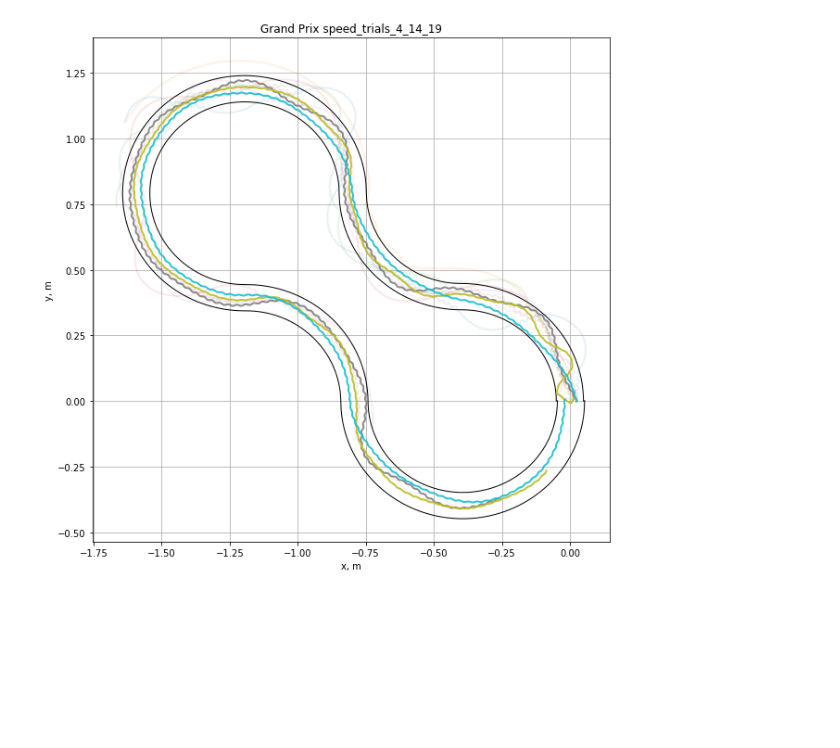
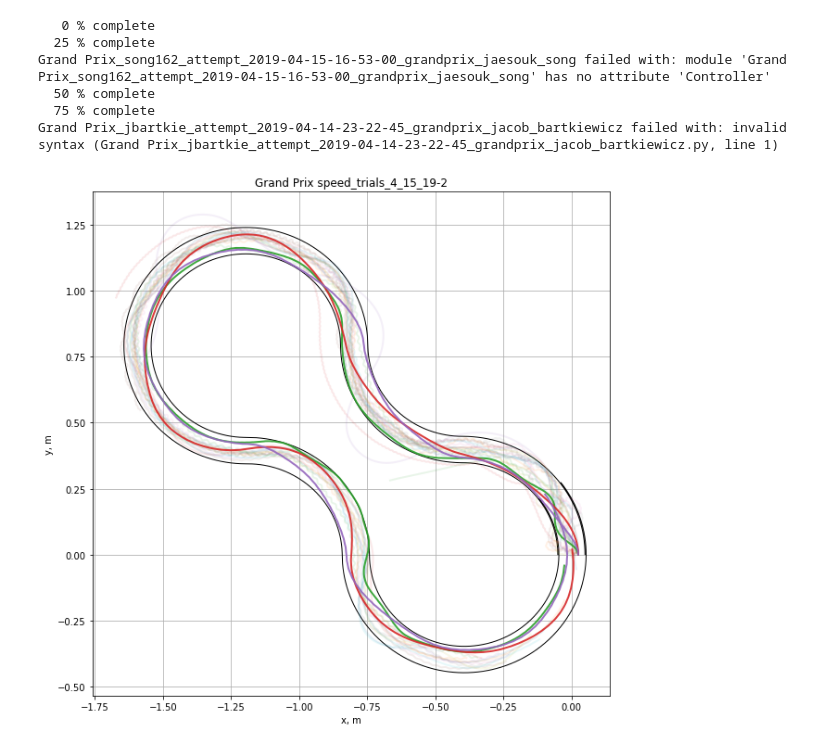
Before and after one commit to jgoppert/aae364_notebook, a Jupyter notebook: GrandPrixResults.ipynb, the cells around one changed output. Saved outputs shown, nothing was run; the diff lists cells and outputs as text; code cells hidden in the pictures; blank space fills up the shorter version.

```diff
--- a/GrandPrixResults.ipynb
+++ b/GrandPrixResults.ipynb
@@ -19,7 +19,10 @@ def race(seed, race_name, print_failures=False):
 
     results = []
     data = {}
-    for f in glob.glob("*.py"):
+    modules = glob.glob("*.py")
+    for i, f in enumerate(modules):
+        if i % 10 == 0:
+            print("{:4.0f} % complete".format(100*i/len(modules)))
         mod_name = f.split('.')[0]
         np.random.seed(seed)
         try:
@@ -105,7 +108,15 @@ def race(seed, race_name, print_failures=False):
     plt.xlabel('x, m')
     plt.ylabel('y, m')
     plt.savefig('{:s}.png'.format(race_name))
+    return results, data
-# %%
-race(6678, 'speed_trials_4_14_19', print_failures=False)
-# %% [output]
-[figure, removed]
+# %%
+race_name = "speed_trials_4_15_19-2"
+results, data = race(7541, race_name, print_failures=True);
+# %% [output]
+   0 % complete
+  25 % complete
+Grand Prix_song162_attempt_2019-04-15-16-53-00_grandprix_jaesouk_song failed with: module 'Grand Prix_song162_attempt_2019-04-15-16-53-00_grandprix_jaesouk_song' has no attribute 'Controller'
+  50 % complete
+  75 % complete
+Grand Prix_jbartkie_attempt_2019-04-14-23-22-45_grandprix_jacob_bartkiewicz failed with: invalid syntax (Grand Prix_jbartkie_attempt_2019-04-14-23-22-45_grandprix_jacob_bartkiewicz.py, line 1)
+[figure, added]
```
Also changed, not shown: parts of 3 cells of this notebook, 2 other files.
